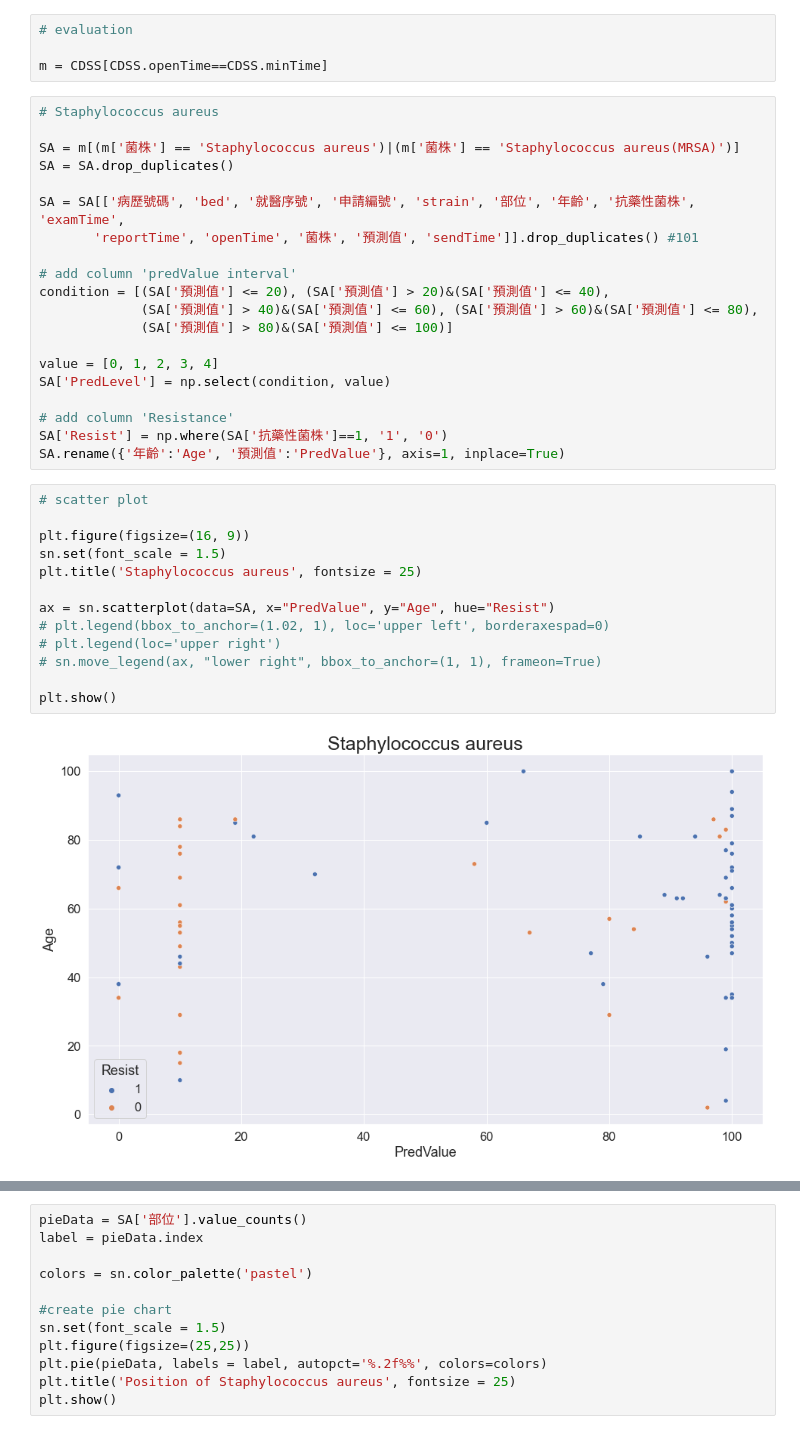
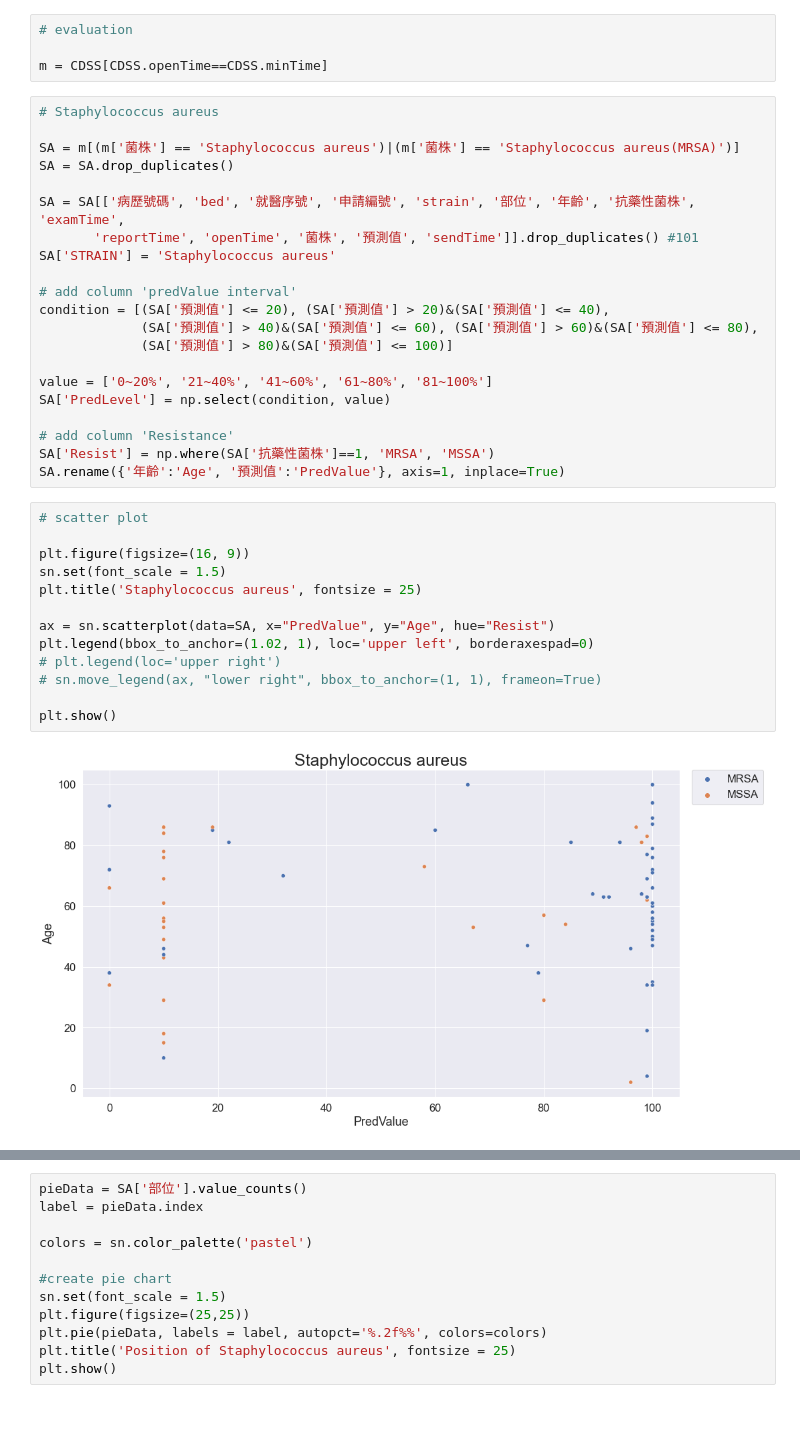
Before and after one commit to ChunWeiPeng/CMUH, a Jupyter notebook: CDSS_20220322.ipynb, the cells around one changed output, grey strips where cells are left out. Saved outputs shown, nothing was run; the diff lists cells and outputs as text.

```diff
--- a/CDSS_20220322.ipynb
+++ b/CDSS_20220322.ipynb
@@ -61,30 +61,31 @@ SA = SA.drop_duplicates()
 
 SA = SA[['病歷號碼', 'bed', '就醫序號', '申請編號', 'strain', '部位', '年齡', '抗藥性菌株', 'examTime',
        'reportTime', 'openTime', '菌株', '預測值', 'sendTime']].drop_duplicates() #101
+SA['STRAIN'] = 'Staphylococcus aureus'
 
 # add column 'predValue interval'
 condition = [(SA['預測值'] <= 20), (SA['預測值'] > 20)&(SA['預測值'] <= 40),
              (SA['預測值'] > 40)&(SA['預測值'] <= 60), (SA['預測值'] > 60)&(SA['預測值'] <= 80),
              (SA['預測值'] > 80)&(SA['預測值'] <= 100)]
 
-value = [0, 1, 2, 3, 4]
+value = ['0~20%', '21~40%', '41~60%', '61~80%', '81~100%']
 SA['PredLevel'] = np.select(condition, value)
 
 # add column 'Resistance'
-SA['Resist'] = np.where(SA['抗藥性菌株']==1, '1', '0')
+SA['Resist'] = np.where(SA['抗藥性菌株']==1, 'MRSA', 'MSSA')
 SA.rename({'年齡':'Age', '預測值':'PredValue'}, axis=1, inplace=True)
 # %%
 # scatter plot
 
 plt.figure(figsize=(16, 9))
 sn.set(font_scale = 1.5)
 plt.title('Staphylococcus aureus', fontsize = 25)
 
 ax = sn.scatterplot(data=SA, x="PredValue", y="Age", hue="Resist")
-# plt.legend(bbox_to_anchor=(1.02, 1), loc='upper left', borderaxespad=0)
+plt.legend(bbox_to_anchor=(1.02, 1), loc='upper left', borderaxespad=0)
 # plt.legend(loc='upper right')
 # sn.move_legend(ax, "lower right", bbox_to_anchor=(1, 1), frameon=True)
 
 plt.show()
 # %% [output]
-[figure, old version]
+[figure, new version]
```
Also changed, not shown: parts of 9 cells of this notebook.
